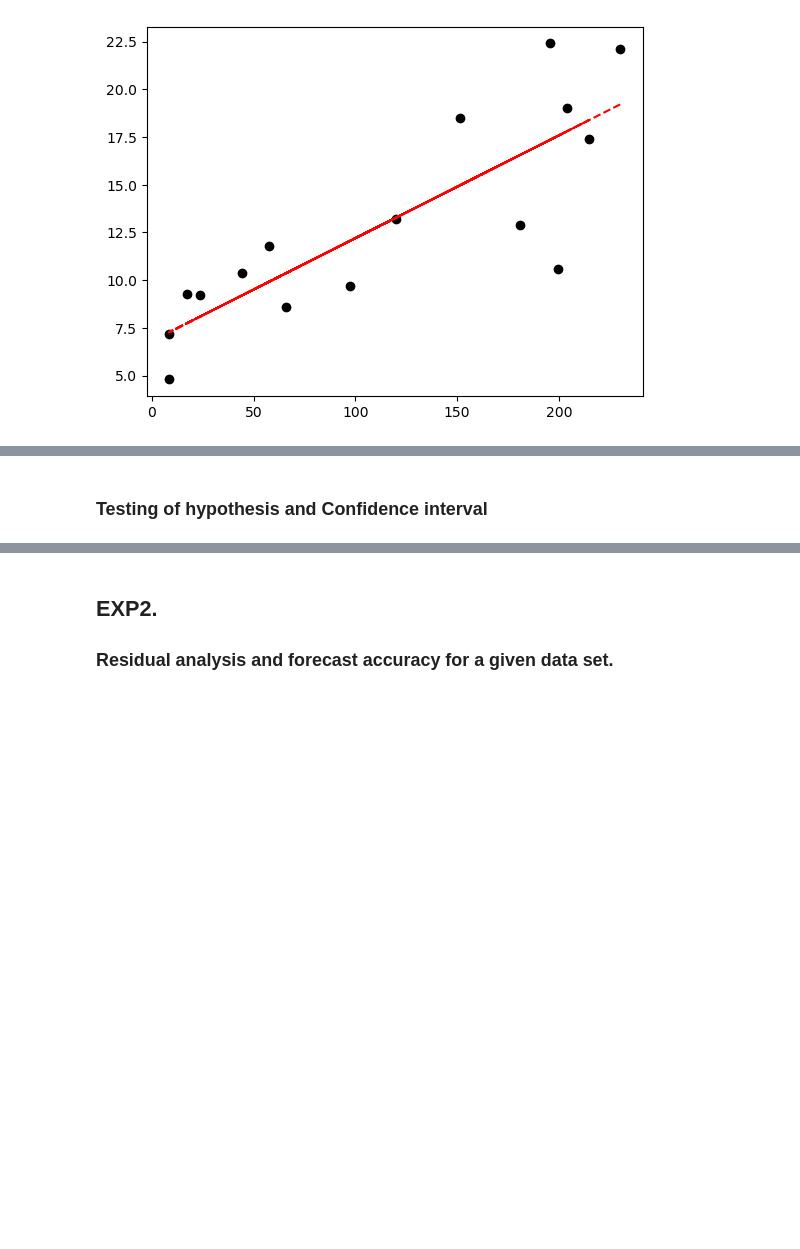
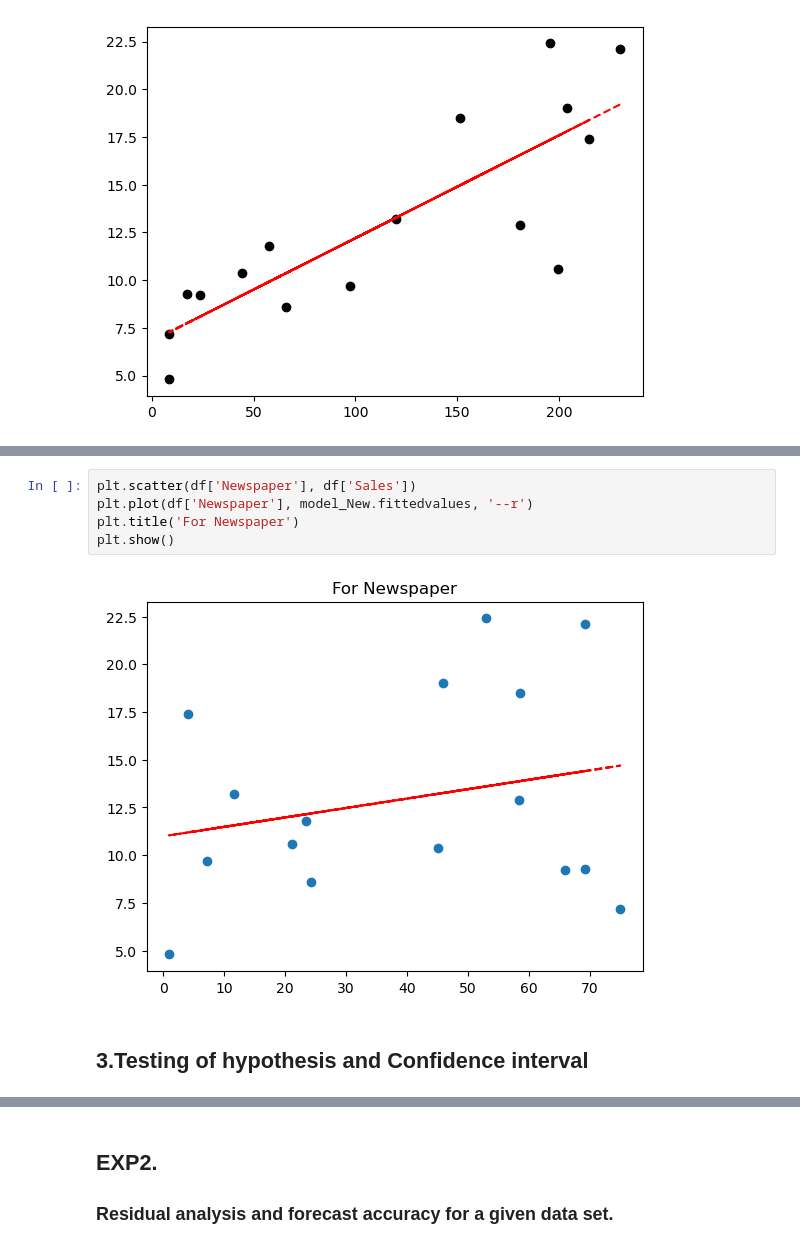
Before and after one commit to s0ul141/SB47, a Jupyter notebook: Reg_Lab_Fat_prep.ipynb, the cells around one changed output, grey strips where cells are left out. Drawn from its saved outputs; the diff is of its cells as text; blank space fills up the shorter version.

```diff
--- a/Reg_Lab_Fat_prep.ipynb
+++ b/Reg_Lab_Fat_prep.ipynb
@@ -70,2 +113,9 @@ plt.show()
+# %%
+plt.scatter(df['Newspaper'], df['Sales'])
+plt.plot(df['Newspaper'], model_New.fittedvalues, '--r')
+plt.title('For Newspaper')
+plt.show()
+# %% [output]
+[figure, added]
 # %% [markdown]
-### Testing of hypothesis and Confidence interval
+## 3.Testing of hypothesis and Confidence interval
```
Also changed, not shown: parts of 49 cells of this notebook, 1 other file.
